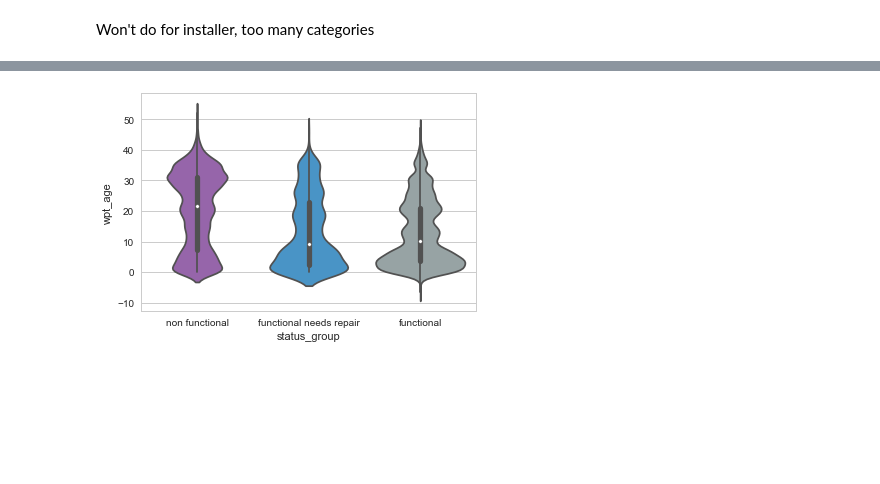
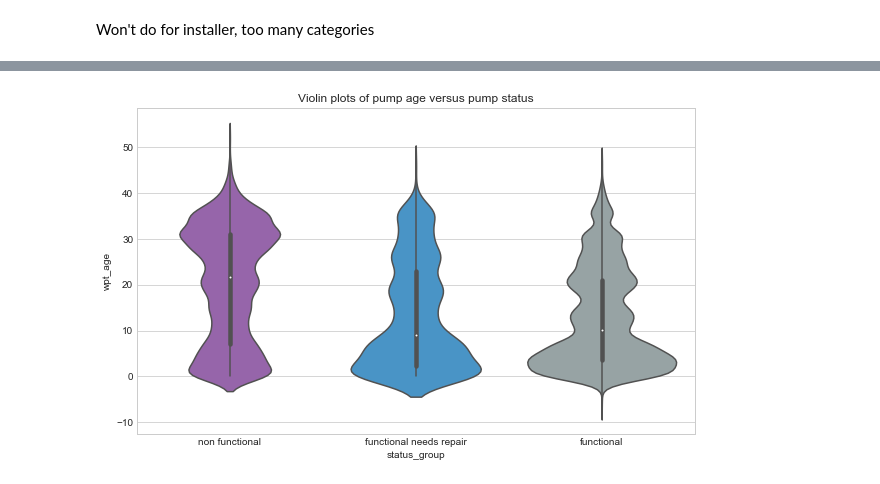
Before and after one commit to rusmat0173/WesleyanDataMOOC, a Jupyter notebook: Tanzania_plus01.ipynb, the cells around one changed output, grey strips where cells are left out. Cells and saved outputs as stored; diff of their text form; code cells hidden in the pictures; blank space fills up the shorter version.

Commit message:
Titles for charts, Logistic Regression run.

```diff
--- a/Tanzania_plus01.ipynb
+++ b/Tanzania_plus01.ipynb
@@ -426,5 +426,11 @@ ax.figure.savefig('ax_construction_year', dpi = 1000)
 # %%
-ax = sns.violinplot(x="status_group", y='wpt_age', data=df, order=[ "non functional", "functional needs repair", "functional"])
-ax.figure.savefig('ax_wpt_age', dpi = 1000)
+import matplotlib.pyplot as plt
+plt.figure(figsize=(10,6))
+sns.violinplot("status_group", y='wpt_age', data=df, order=[ "non functional", "functional needs repair", "functional"])
+plt.title('Violin plots of pump age versus pump status')
+plt.xlabel('status_group')
+plt.ylabel('wpt_age')
+plt.savefig('ax_wpt_age', dpi = 1000)
+plt.show()
 # %% [output]
-[figure, old version]
+[figure, new version]
```
Also changed, not shown: parts of 20 cells of this notebook, 43 other files.
